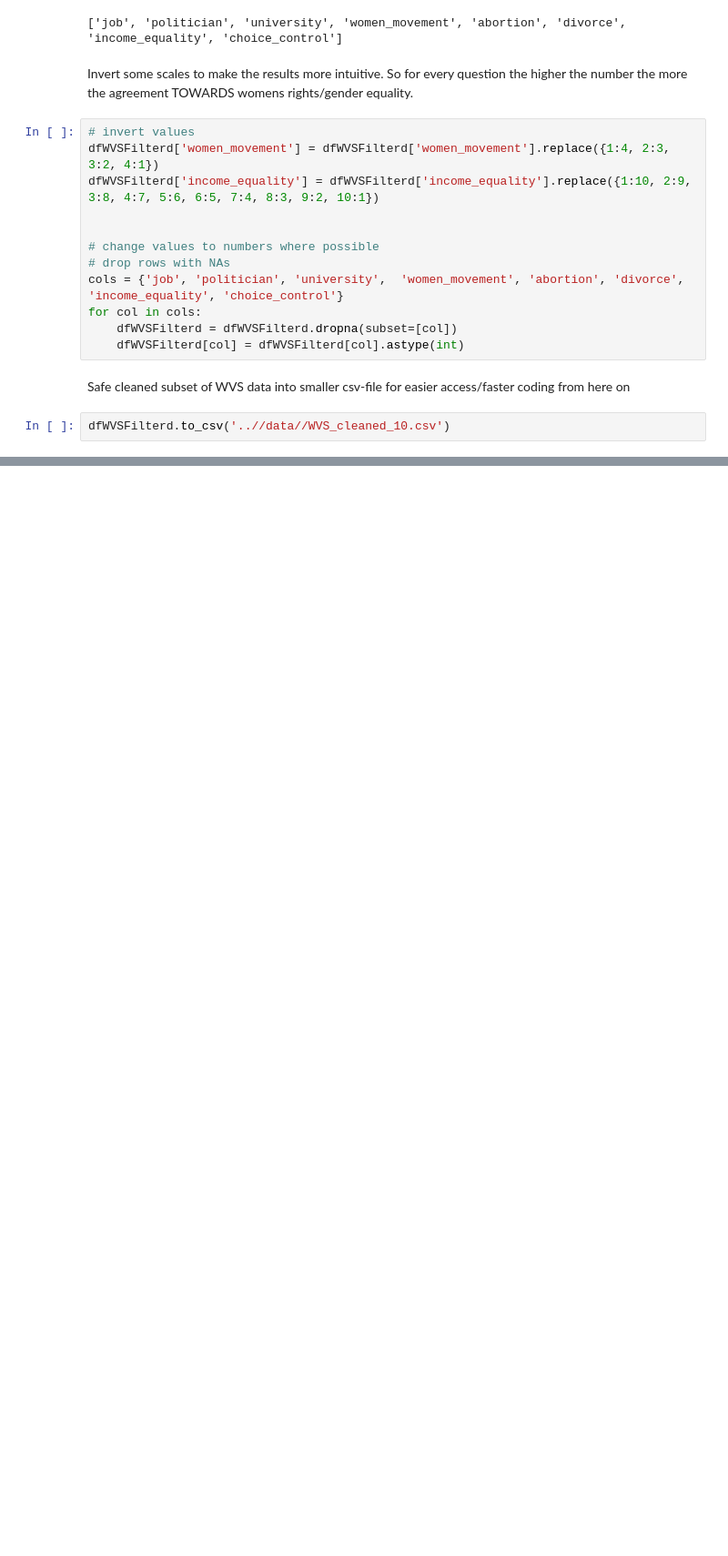
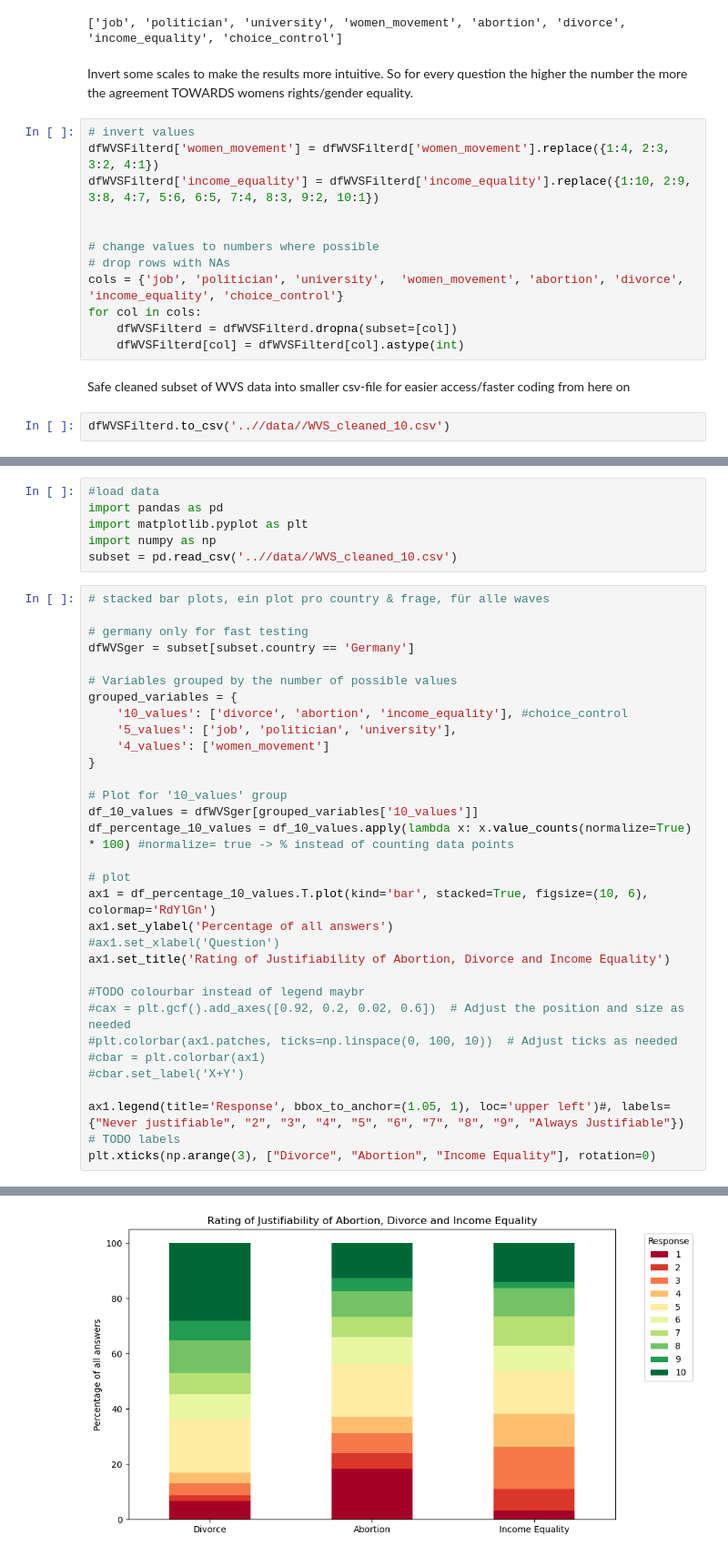
Before and after one commit to BeTheMaster/WorldGenderValues, a Jupyter notebook: src/01_data_cleaning_WVS.ipynb, the cells around one changed output, grey strips where cells are left out. Shown at 91% size. Saved outputs shown, nothing was run; the diff lists cells and outputs as text; blank space fills up the shorter version.

Commit message:
inverted y-axis for gii, readded barplots for data checking (added serbia)

```diff
--- a/src/01_data_cleaning_WVS.ipynb
+++ b/src/01_data_cleaning_WVS.ipynb
@@ -284,0 +287,39 @@ dfWVSFilterd.to_csv('..//data//WVS_cleaned_10.csv')
+# %%
+#load data
+import pandas as pd
+import matplotlib.pyplot as plt
+import numpy as np
+subset = pd.read_csv('..//data//WVS_cleaned_10.csv')
+# %%
+# stacked bar plots, ein plot pro country & frage, für alle waves
+
+# germany only for fast testing
+dfWVSger = subset[subset.country == 'Germany']
+
+# Variables grouped by the number of possible values
+grouped_variables = {
+    '10_values': ['divorce', 'abortion', 'income_equality'], #choice_control
+    '5_values': ['job', 'politician', 'university'],
+    '4_values': ['women_movement']
+}
+
+# Plot for '10_values' group
+df_10_values = dfWVSger[grouped_variables['10_values']]
+df_percentage_10_values = df_10_values.apply(lambda x: x.value_counts(normalize=True) * 100) #normalize= true -> % instead of counting data points
+
+# plot
+ax1 = df_percentage_10_values.T.plot(kind='bar', stacked=True, figsize=(10, 6), colormap='RdYlGn')
+ax1.set_ylabel('Percentage of all answers')
+#ax1.set_xlabel('Question')
+ax1.set_title('Rating of Justifiability of Abortion, Divorce and Income Equality')
+
+#TODO colourbar instead of legend maybr
+#cax = plt.gcf().add_axes([0.92, 0.2, 0.02, 0.6])  # Adjust the position and size as needed
+#plt.colorbar(ax1.patches, ticks=np.linspace(0, 100, 10))  # Adjust ticks as needed
+#cbar = plt.colorbar(ax1)
+#cbar.set_label('X+Y')
+
+ax1.legend(title='Response', bbox_to_anchor=(1.05, 1), loc='upper left')#, labels={"Never justifiable", "2", "3", "4", "5", "6", "7", "8", "9", "Always Justifiable"})
+# TODO labels
+plt.xticks(np.arange(3), ["Divorce", "Abortion", "Income Equality"], rotation=0)
+# %% [output]
@@ -284,0 +332 @@ dfWVSFilterd.to_csv('..//data//WVS_cleaned_10.csv')
+[figure, added]
```
Also changed, not shown: parts of 13 cells of this notebook, 2 other files.
